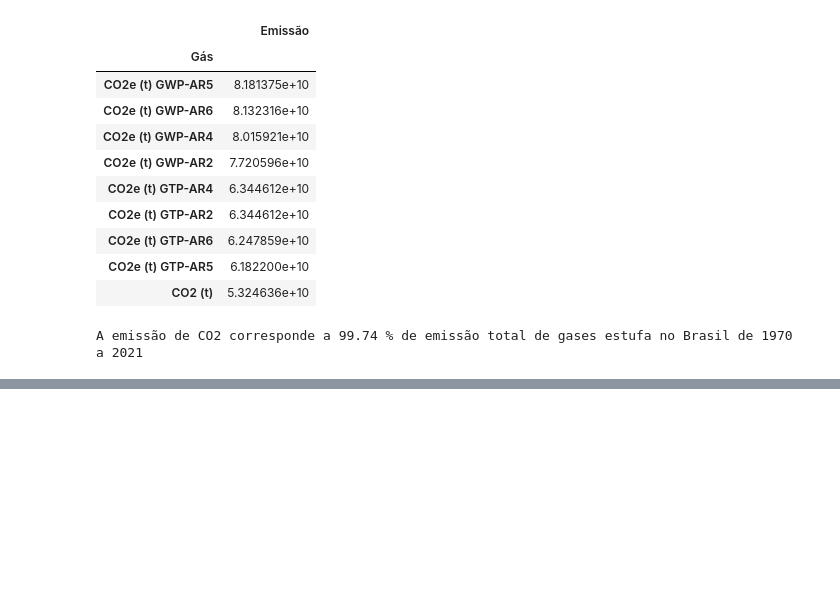
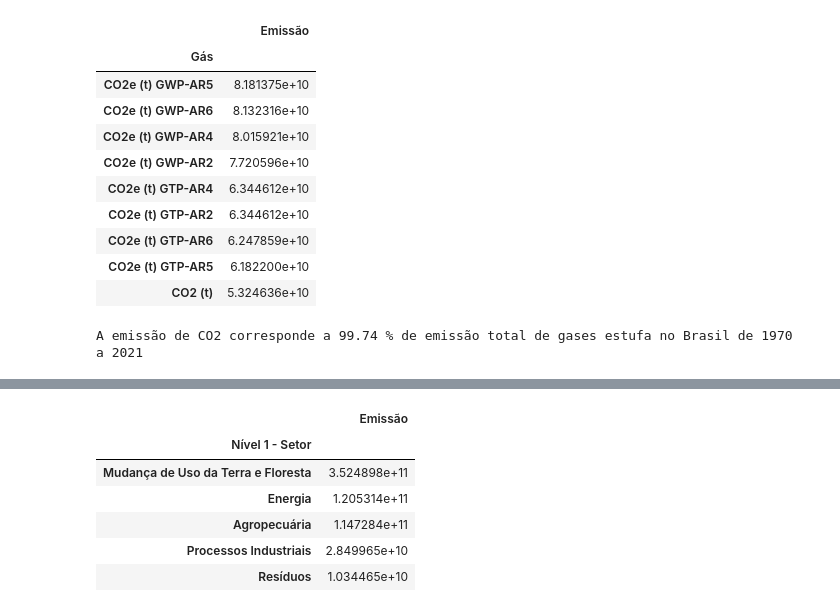
Before and after one commit to RickelmeDSC/python-fundamentos, a Jupyter notebook: 10-Pandas-Selecionando-Agrupando/02_agrupamento_de_dados/notebook.ipynb, the cells around one changed output, grey strips where cells are left out. Drawn from its saved outputs; the diff is of its cells as text; code cells hidden in the pictures; blank space fills up the shorter version.

```diff
--- a/10-Pandas-Selecionando-Agrupando/02_agrupamento_de_dados/notebook.ipynb
+++ b/10-Pandas-Selecionando-Agrupando/02_agrupamento_de_dados/notebook.ipynb
@@ -186,0 +262,22 @@ A emissão de CO2 corresponde a 99.74 % de emissão total de gases estufa no Bra
+# %%
+# 4) Soma de emissão por setor, da maior para a menor
+# ascending=False inverte a ordem padrão (crescente)
+emissao_por_setor = (
+    emissoes_por_ano
+    .groupby('Nível 1 - Setor')[['Emissão']]
+    .sum()
+    .sort_values(by='Emissão', ascending=False)
+)
+
+# Validação: a soma dos grupos tem que bater com o total geral
+assert abs(emissao_por_setor['Emissão'].sum() - emissoes_por_ano['Emissão'].sum()) < 1e-6
+
+emissao_por_setor
+# %% [output]
+|  | Emissão |
+| Nível 1 - Setor |  |
+| Mudança de Uso da Terra e Floresta | 3.524898e+11 |
+| Energia | 1.205314e+11 |
+| Agropecuária | 1.147284e+11 |
+| Processos Industriais | 2.849965e+10 |
+| Resíduos | 1.034465e+10 |
```
Also changed, not shown: parts of 9 cells of this notebook.
